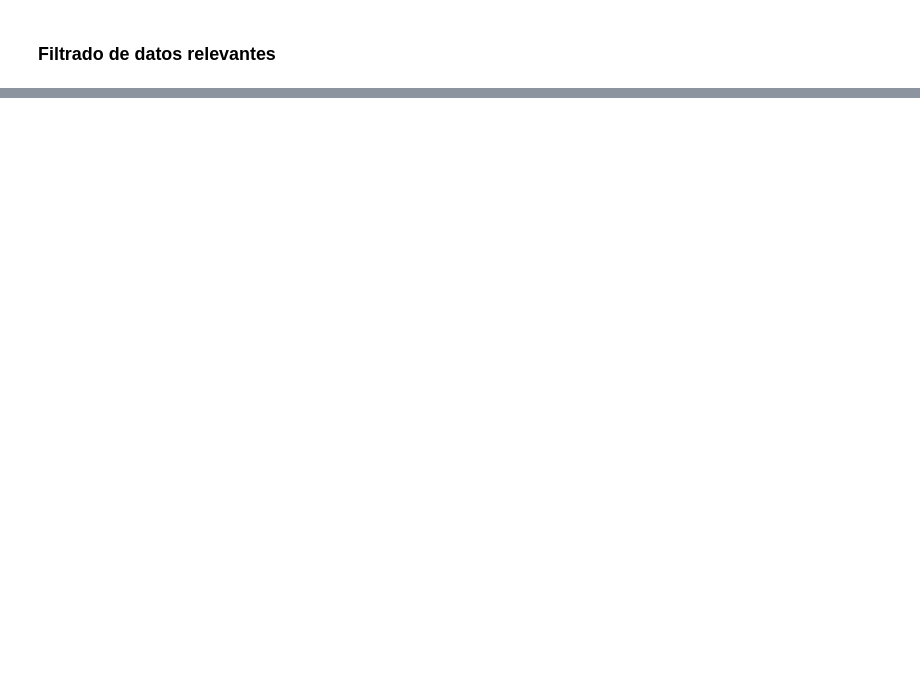
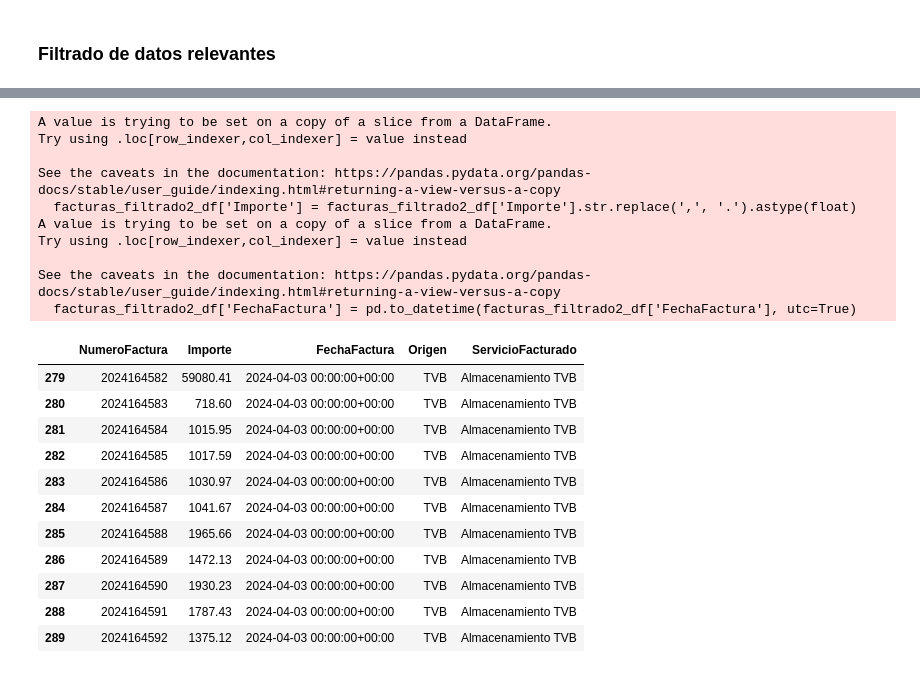
Before and after one commit to kikekzm/Data-Projects, a Jupyter notebook: ENGIE-Caso/Caso-Engie-Tips.ipynb, the cells around one changed output, grey strips where cells are left out. Cells and saved outputs as stored; diff of their text form; code cells hidden in the pictures; blank space fills up the shorter version.

Commit message:
update 2-jul- 19:00 (filtrado segunda parte)

```diff
--- a/ENGIE-Caso/Caso-Engie-Tips.ipynb
+++ b/ENGIE-Caso/Caso-Engie-Tips.ipynb
@@ -285,0 +276,41 @@ Seguiremos el mismo procedimiento que antes
+# %%
+facturas_df = facturas_df.drop_duplicates()
+
+facturas_df = facturas_df[['NumeroFactura', 'Importe', 'FechaFactura', 'Origen', 'ServicioFacturado']]
+
+# filtramos los valores que queremos
+facturas_filtrado2_df = facturas_df[(facturas_df['Origen'].isin(['TVB'])) & (facturas_df['ServicioFacturado'].isin(['Almacenamiento TVB']))]
+
+# cambiamos el formato del importe
+facturas_filtrado2_df['Importe'] = facturas_filtrado2_df['Importe'].str.replace(',', '.').astype(float)
+
+# cambiamos el formato de la fecha
+facturas_filtrado2_df['FechaFactura'] = pd.to_datetime(facturas_filtrado2_df['FechaFactura'], utc=True)
+
+# filtramos para abril del 24
+facturas_filtrado2_df = facturas_filtrado2_df[(facturas_filtrado2_df['FechaFactura'].dt.month == 4) & (facturas_filtrado2_df['FechaFactura'].dt.year == 2024)]
+
+facturas_filtrado2_df.head(100)
+# %% [output]
+A value is trying to be set on a copy of a slice from a DataFrame.
+Try using .loc[row_indexer,col_indexer] = value instead
+
+See the caveats in the documentation: https://pandas.pydata.org/pandas-docs/stable/user_guide/indexing.html#returning-a-view-versus-a-copy
+  facturas_filtrado2_df['Importe'] = facturas_filtrado2_df['Importe'].str.replace(',', '.').astype(float)
+A value is trying to be set on a copy of a slice from a DataFrame.
+Try using .loc[row_indexer,col_indexer] = value instead
+
+See the caveats in the documentation: https://pandas.pydata.org/pandas-docs/stable/user_guide/indexing.html#returning-a-view-versus-a-copy
+  facturas_filtrado2_df['FechaFactura'] = pd.to_datetime(facturas_filtrado2_df['FechaFactura'], utc=True)
+|  | NumeroFactura | Importe | FechaFactura | Origen | ServicioFacturado |
+| 279 | 2024164582 | 59080.41 | 2024-04-03 00:00:00+00:00 | TVB | Almacenamiento TVB |
+| 280 | 2024164583 | 718.60 | 2024-04-03 00:00:00+00:00 | TVB | Almacenamiento TVB |
+| 281 | 2024164584 | 1015.95 | 2024-04-03 00:00:00+00:00 | TVB | Almacenamiento TVB |
+| 282 | 2024164585 | 1017.59 | 2024-04-03 00:00:00+00:00 | TVB | Almacenamiento TVB |
+| 283 | 2024164586 | 1030.97 | 2024-04-03 00:00:00+00:00 | TVB | Almacenamiento TVB |
+| 284 | 2024164587 | 1041.67 | 2024-04-03 00:00:00+00:00 | TVB | Almacenamiento TVB |
+| 285 | 2024164588 | 1965.66 | 2024-04-03 00:00:00+00:00 | TVB | Almacenamiento TVB |
+| 286 | 2024164589 | 1472.13 | 2024-04-03 00:00:00+00:00 | TVB | Almacenamiento TVB |
+| 287 | 2024164590 | 1930.23 | 2024-04-03 00:00:00+00:00 | TVB | Almacenamiento TVB |
+| 288 | 2024164591 | 1787.43 | 2024-04-03 00:00:00+00:00 | TVB | Almacenamiento TVB |
+| 289 | 2024164592 | 1375.12 | 2024-04-03 00:00:00+00:00 | TVB | Almacenamiento TVB |
```
Also changed, not shown: parts of 11 cells of this notebook.
